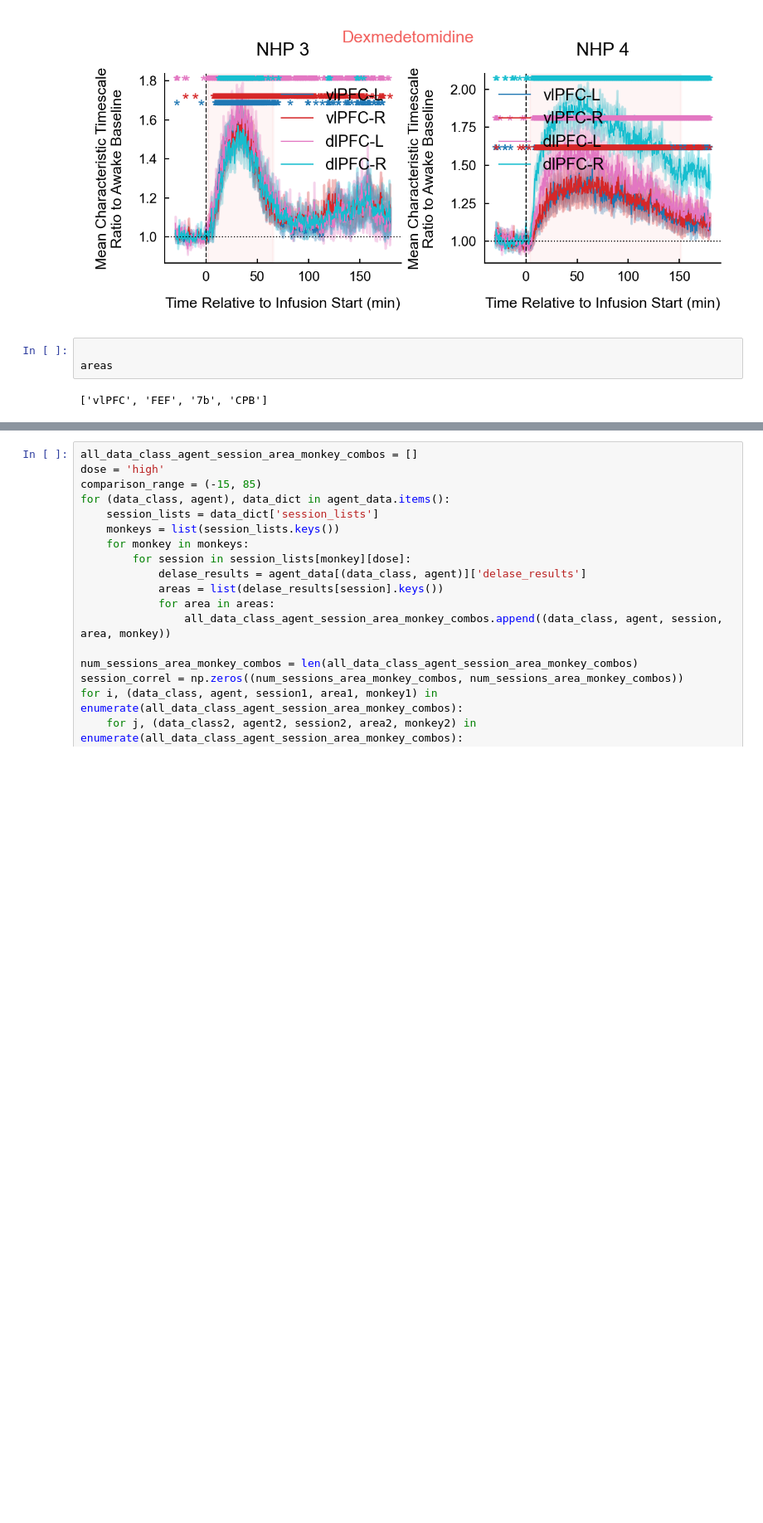
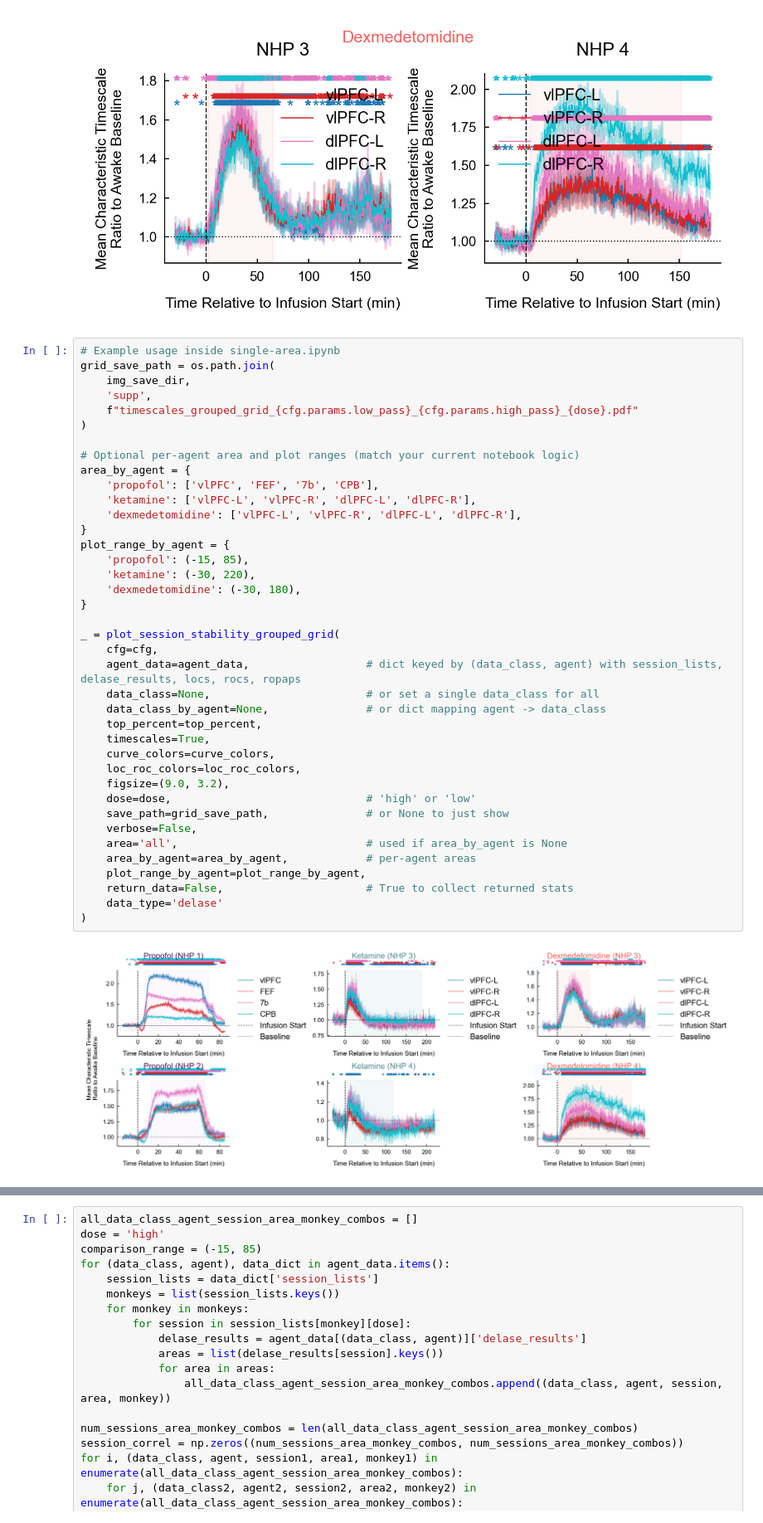
Before and after one commit to adamjeisen/UniversalUnconsciousness, a Jupyter notebook: _jupyter/Figures/single-area.ipynb, the cells around one changed output, grey strips where cells are left out. Shown at 83% size. Cells and saved outputs as stored; diff of their text form; blank space fills up the shorter version.

```diff
--- a/_jupyter/Figures/single-area.ipynb
+++ b/_jupyter/Figures/single-area.ipynb
@@ -136,8 +136,44 @@ for (data_class, agent), data_dict in agent_data.items():
 [figure]
 [figure]
 [figure]
-# %%
-
-areas
-# %% [output]
-['vlPFC', 'FEF', '7b', 'CPB']
+# %%
+# Example usage inside single-area.ipynb
+grid_save_path = os.path.join(
+    img_save_dir,
+    'supp',
+    f"timescales_grouped_grid_{cfg.params.low_pass}_{cfg.params.high_pass}_{dose}.pdf"
+)
+
+# Optional per-agent area and plot ranges (match your current notebook logic)
+area_by_agent = {
+    'propofol': ['vlPFC', 'FEF', '7b', 'CPB'],
+    'ketamine': ['vlPFC-L', 'vlPFC-R', 'dlPFC-L', 'dlPFC-R'],
+    'dexmedetomidine': ['vlPFC-L', 'vlPFC-R', 'dlPFC-L', 'dlPFC-R'],
+}
+plot_range_by_agent = {
+    'propofol': (-15, 85),
+    'ketamine': (-30, 220),
+    'dexmedetomidine': (-30, 180),
+}
+
+_ = plot_session_stability_grouped_grid(
+    cfg=cfg,
+    agent_data=agent_data,                  # dict keyed by (data_class, agent) with session_lists, delase_results, locs, rocs, ropaps
+    data_class=None,                        # or set a single data_class for all
+    data_class_by_agent=None,               # or dict mapping agent -> data_class
+    top_percent=top_percent,
+    timescales=True,
+    curve_colors=curve_colors,
+    loc_roc_colors=loc_roc_colors,
+    figsize=(9.0, 3.2),
+    dose=dose,                              # 'high' or 'low'
+    save_path=grid_save_path,               # or None to just show
+    verbose=False,
+    area='all',                             # used if area_by_agent is None
+    area_by_agent=area_by_agent,            # per-agent areas
+    plot_range_by_agent=plot_range_by_agent,
+    return_data=False,                      # True to collect returned stats
+    data_type='delase'
+)
+# %% [output]
+[figure, added]
```
Also changed, not shown: parts of 16 cells of this notebook, 26 other files.
